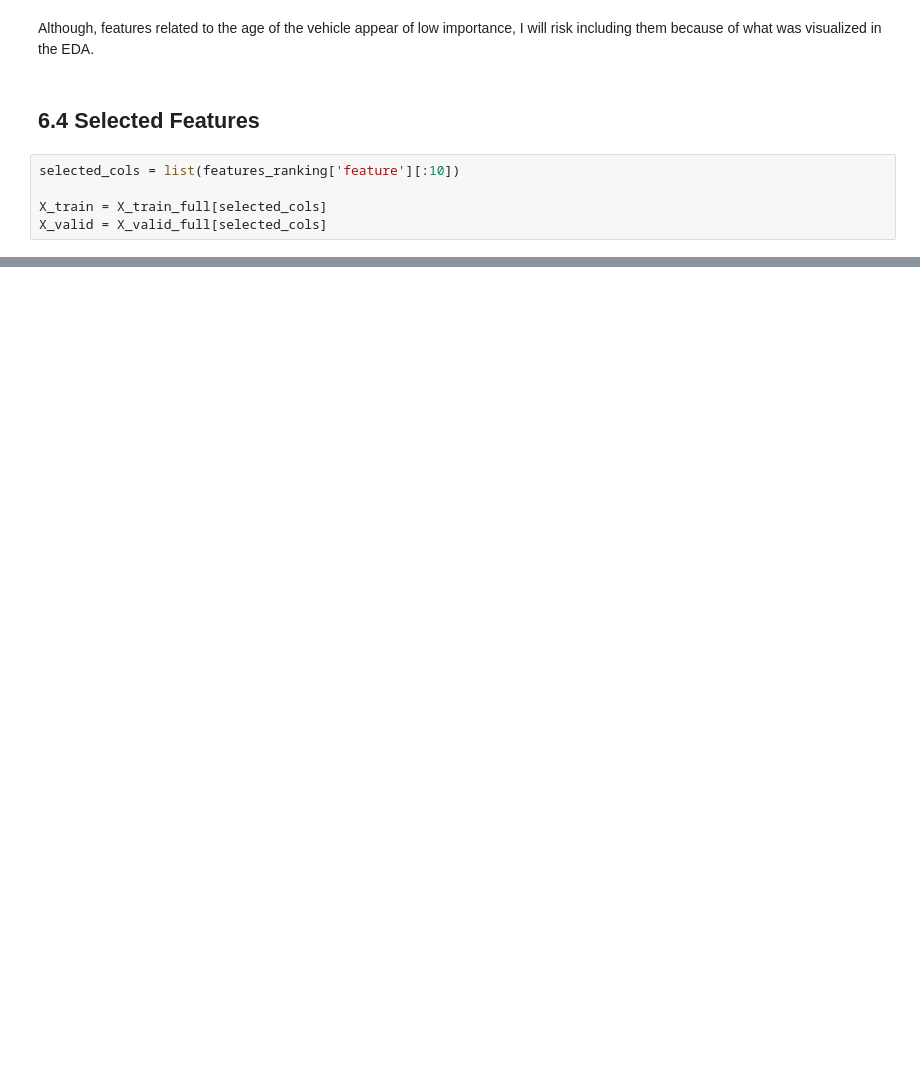
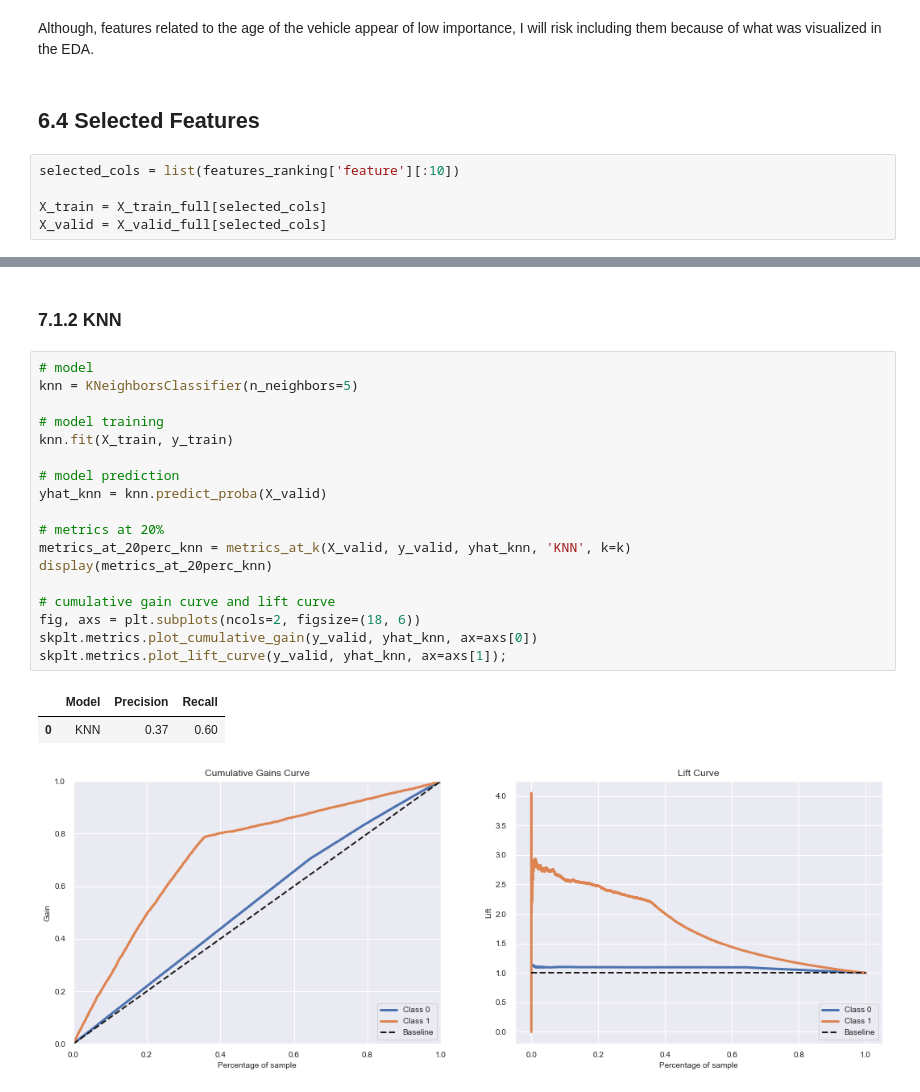
Before and after one commit to anaclaudialemos/learning_to_rank_for_cross_sell, a Jupyter notebook: notebooks/learning_to_rank_for_cross_sell_cycle01.ipynb, the cells around one changed output, grey strips where cells are left out. Saved outputs shown, nothing was run; the diff lists cells and outputs as text; blank space fills up the shorter version.

```diff
--- a/notebooks/learning_to_rank_for_cross_sell_cycle01.ipynb
+++ b/notebooks/learning_to_rank_for_cross_sell_cycle01.ipynb
@@ -908,0 +989,24 @@ X_valid = X_valid_full[selected_cols]
+# %% [markdown]
+### 7.1.2 KNN
+# %%
+# model
+knn = KNeighborsClassifier(n_neighbors=5)
+
+# model training
+knn.fit(X_train, y_train)
+
+# model prediction
+yhat_knn = knn.predict_proba(X_valid)
+
+# metrics at 20%
+metrics_at_20perc_knn = metrics_at_k(X_valid, y_valid, yhat_knn, 'KNN', k=k)
+display(metrics_at_20perc_knn)
+
+# cumulative gain curve and lift curve
+fig, axs = plt.subplots(ncols=2, figsize=(18, 6))
+skplt.metrics.plot_cumulative_gain(y_valid, yhat_knn, ax=axs[0])
+skplt.metrics.plot_lift_curve(y_valid, yhat_knn, ax=axs[1]);
+# %% [output]
+|  | Model | Precision | Recall |
+| 0 | KNN | 0.37 | 0.60 |
+[figure, added]
```
Also changed, not shown: parts of 37 cells of this notebook.
